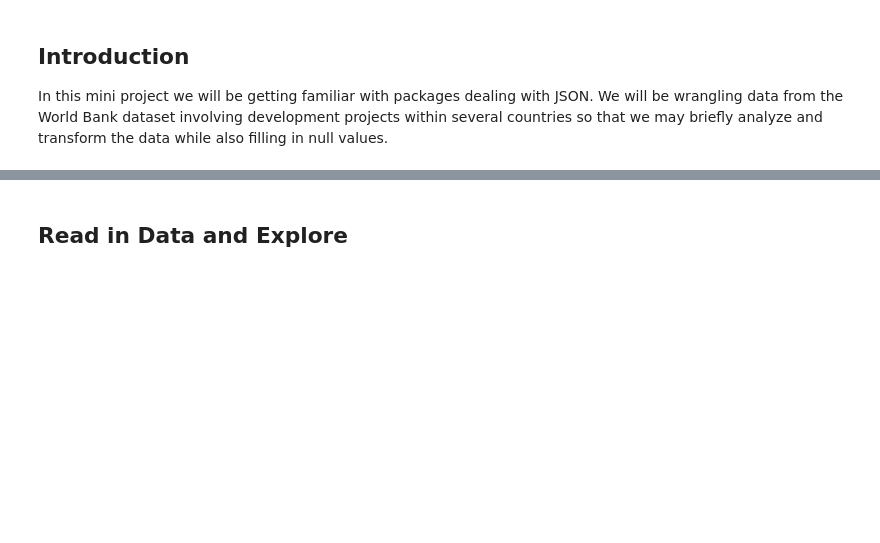
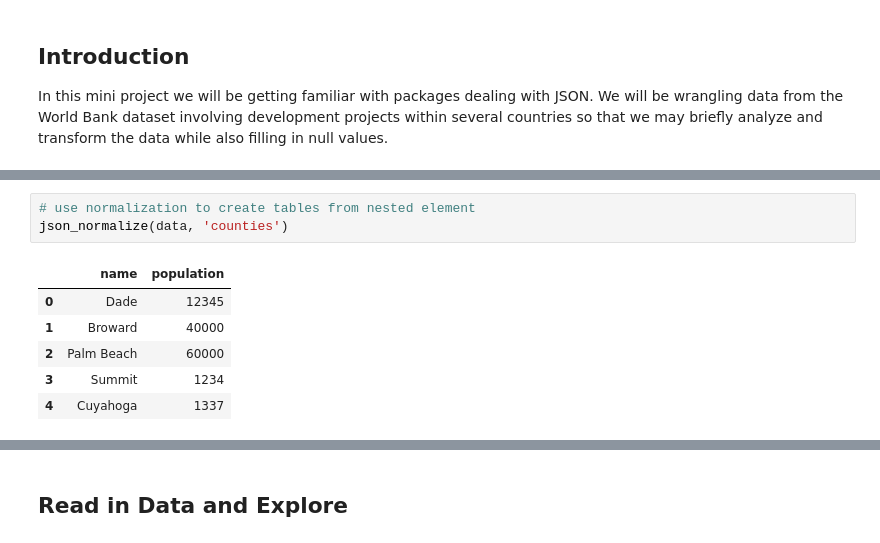
Before and after one commit to dametreusv/Springboard_Data_Science, a Jupyter notebook: json_data_wrangling/json_data_wrangling.ipynb, the cells around one changed output, grey strips where cells are left out. Drawn from its saved outputs; the diff is of its cells as text; blank space fills up the shorter version.

```diff
--- a/json_data_wrangling/json_data_wrangling.ipynb
+++ b/json_data_wrangling/json_data_wrangling.ipynb
@@ -6,0 +32,10 @@ In this mini project we will be getting familiar with packages dealing with JSON
+# %%
+# use normalization to create tables from nested element
+json_normalize(data, 'counties')
+# %% [output]
+|  | name | population |
+| 0 | Dade | 12345 |
+| 1 | Broward | 40000 |
+| 2 | Palm Beach | 60000 |
+| 3 | Summit | 1234 |
+| 4 | Cuyahoga | 1337 |
```
Also changed, not shown: parts of 7 cells of this notebook.
